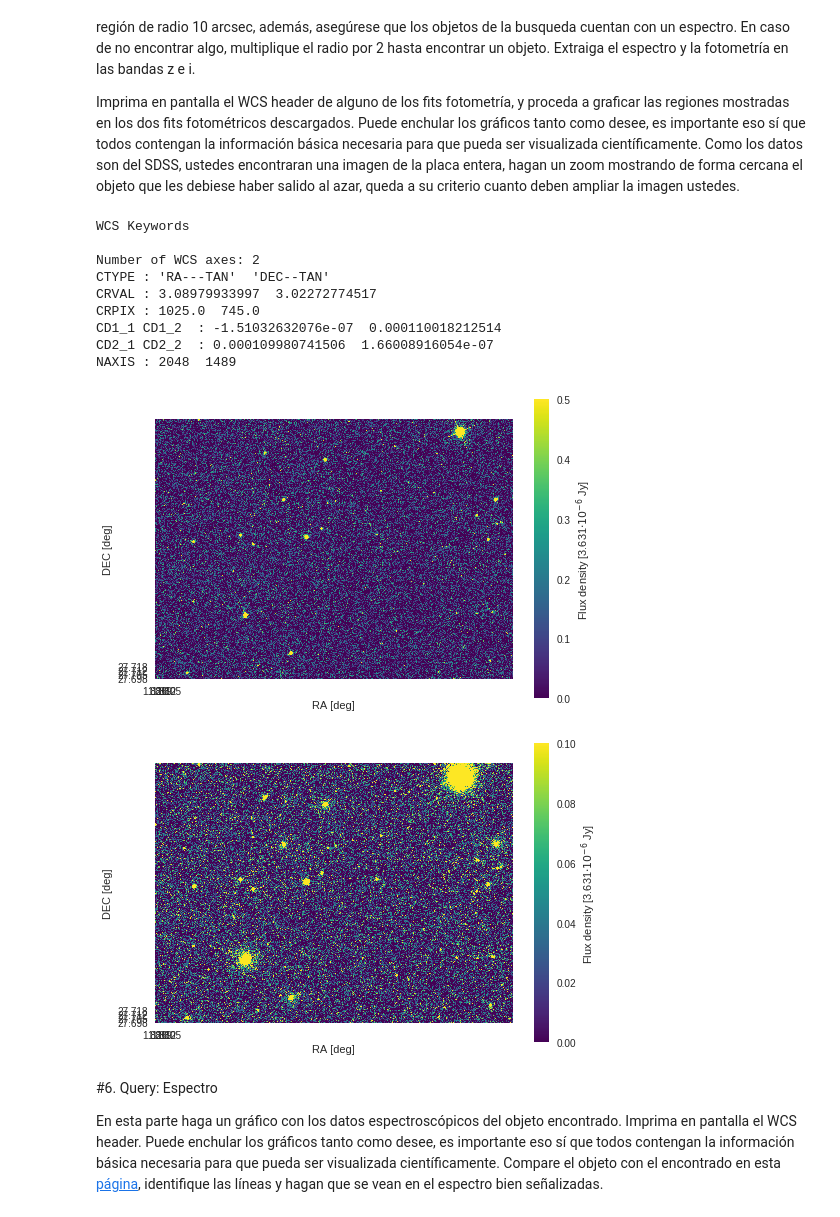
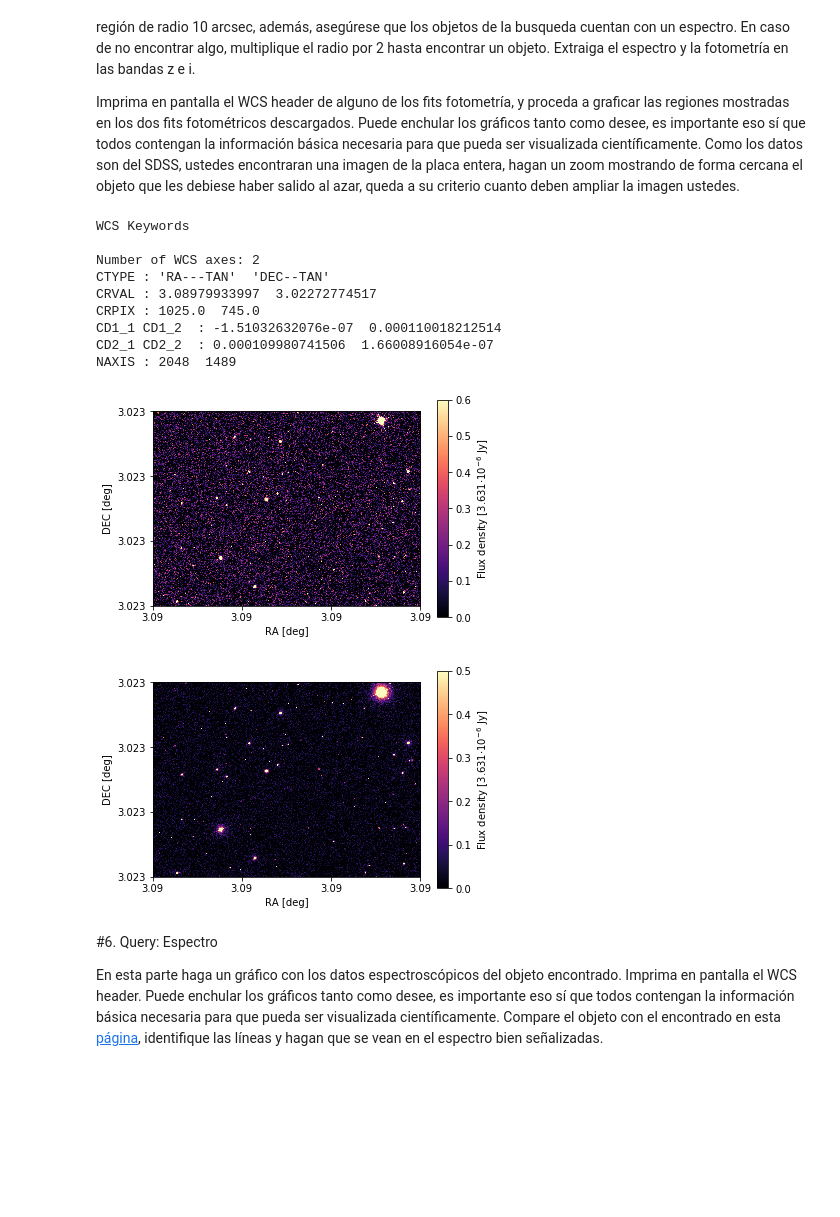
Before and after one commit to scarlett-plaza/minitarea4, a Jupyter notebook: minitarea4.ipynb, the cells around one changed output. Saved outputs shown, nothing was run; the diff lists cells and outputs as text; code cells hidden in the pictures; blank space fills up the shorter version.

```diff
--- a/minitarea4.ipynb
+++ b/minitarea4.ipynb
@@ -266,45 +228,56 @@ En esta parte haga un query a los datos del SDSS utilizando como coordenadas las
 
 Imprima en pantalla el WCS header de alguno de los fits fotometría, y proceda a graficar las regiones mostradas en los dos fits fotométricos descargados. Puede enchular los gráficos tanto como desee, es importante eso sí que todos contengan la información básica necesaria para que pueda ser visualizada científicamente. Como los datos son del SDSS, ustedes encontraran una imagen de la placa entera, hagan un zoom mostrando de forma cercana el objeto que les debiese haber salido al azar, queda a su criterio cuanto deben ampliar la imagen ustedes.
 # %%
-xid = SDSS.query_region(a, radius = 160*u.arcsec, spectro=True)
 sp = SDSS.get_spectra(matches=xid)
-imz = SDSS.get_images(matches=xid, band='z')
-imi = SDSS.get_images(matches=xid, band='i')
-headerimz = imz[0][0].header
-wcsimz = WCS(headerimz) #permite leer el header world coordinate system
-print (wcsimz)
+imz = SDSS.get_images(matches=xid, band='z') #fotometría en la banda g
+imi = SDSS.get_images(matches=xid, band='i') #fotometría en la banda u
+header = imz[0][0].header
+wcs = WCS(header) #permite leer el header world coordinate system
+print wcs
 
-plt.imshow(imz[0][0].data,cmap='viridis',origin='lower',vmin=0,vmax=0.5)
+
+delt1 = np.arange(0,header['NAXIS1']) - (header['CRPIX1']-1)
+step1 = delt1*header['CD1_1']
+ra = step1 + header['CRVAL1']
+
+delt2 = np.arange(0,header['NAXIS2']) - (header['CRPIX2']-1)
+step2 = delt2*header['CD2_2']
+dec = step2 + header['CRVAL2']
+
+dataz = imz[0][0].data
+datai = imi[0][0].data
+
+#imagen banda g
+plt.imshow(dataz,cmap='magma',origin='lower',vmin=0,vmax=0.6)
 plt.xticks((0,len(ra)/3,2*len(ra)/3,len(ra)),(round(ra[0],3),round(ra[len(ra)/3],3),round(ra[2*len(ra)/3],3),round(ra[-1],3))) #xticks, tupla con numeros originales, tupla con nuevos digitos
 plt.yticks((0,len(dec)/3,2*len(dec)/3,len(dec)),(round(dec[0],3),round(dec[len(dec)/3],3),round(dec[2*len(dec)/3],3),round(dec[-1],3))) #yticks, tupla con numeros originales, tupla con nuevos digitos
 plt.xlabel('RA [deg]')
 plt.ylabel('DEC [deg]')
-plt.grid(b=None) #Esto para quitar las lineas de la imagen
 cb = plt.colorbar()
 cb.set_label('Flux density [3.631$ \cdot 10^{-6}$ Jy]')
 plt.show()
 
-plt.imshow(imi[0][0].data,cmap='viridis',origin='lower',vmin=0,vmax=0.1)
+#imagen banda u
+plt.imshow(datai,cmap='magma',origin='lower',vmin=0,vmax=0.5)
 plt.xticks((0,len(ra)/3,2*len(ra)/3,len(ra)),(round(ra[0],3),round(ra[len(ra)/3],3),round(ra[2*len(ra)/3],3),round(ra[-1],3))) #xticks, tupla con numeros originales, tupla con nuevos digitos
 plt.yticks((0,len(dec)/3,2*len(dec)/3,len(dec)),(round(dec[0],3),round(dec[len(dec)/3],3),round(dec[2*len(dec)/3],3),round(dec[-1],3))) #yticks, tupla con numeros originales, tupla con nuevos digitos
 plt.xlabel('RA [deg]')
 plt.ylabel('DEC [deg]')
-plt.grid(b=None) #Esto para quitar las lineas de la imagen
 cb = plt.colorbar()
 cb.set_label('Flux density [3.631$ \cdot 10^{-6}$ Jy]')
 plt.show()
 # %% [output]
 WCS Keywords
 
 Number of WCS axes: 2
 CTYPE : 'RA---TAN'  'DEC--TAN'
 CRVAL : 3.08979933997  3.02272774517
 CRPIX : 1025.0  745.0
 CD1_1 CD1_2  : -1.51032632076e-07  0.000110018212514
 CD2_1 CD2_2  : 0.000109980741506  1.66008916054e-07
 NAXIS : 2048  1489
-[figure, old version]
+[figure, new version]
-[figure, old version]
+[figure, new version]
 # %% [markdown]
 #6. Query: Espectro
 
```
Also changed, not shown: parts of 4 cells of this notebook.
